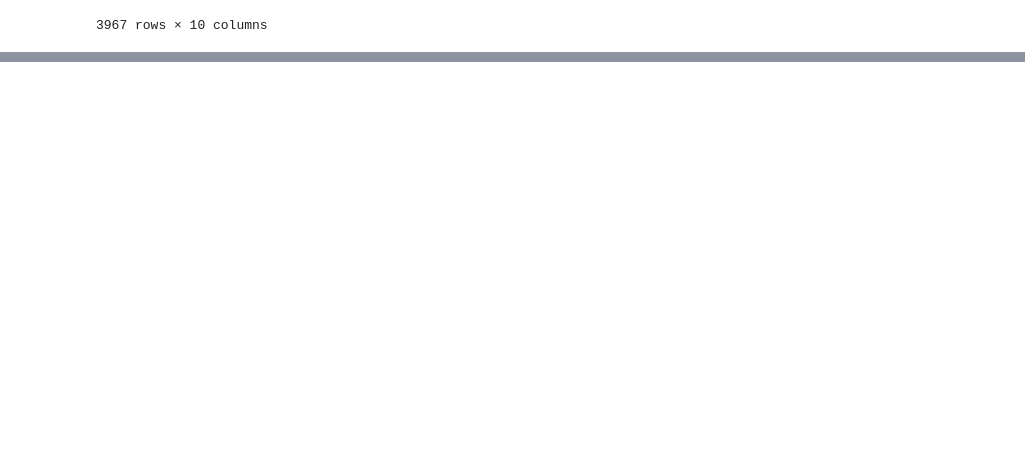
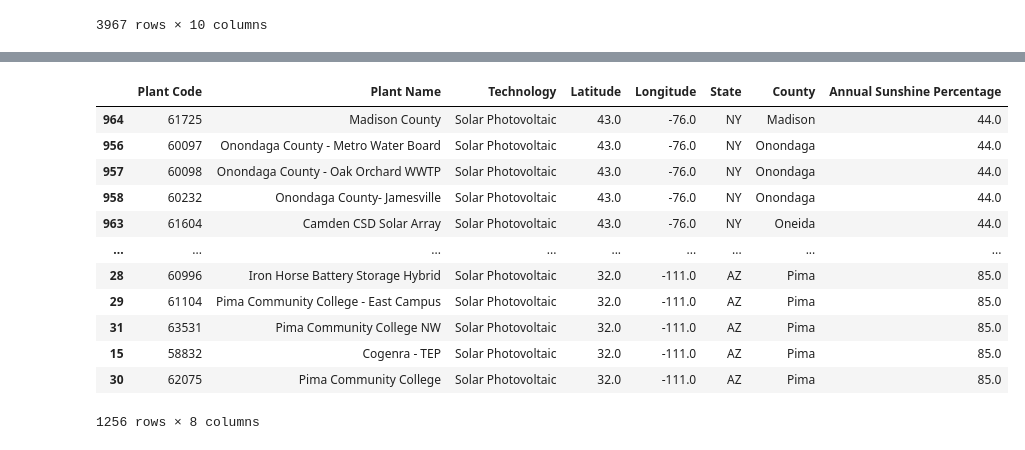
Before and after one commit to AustinRCole/Solar_ETL, a Jupyter notebook: Solar_1.ipynb, the cells around one changed output, grey strips where cells are left out. Cells and saved outputs as stored; diff of their text form; code cells hidden in the pictures; blank space fills up the shorter version.

```diff
--- a/Solar_1.ipynb
+++ b/Solar_1.ipynb
@@ -186,0 +208,17 @@ round_merge
+# %%
+sorted_coord = round_merge.sort_values('Annual Sunshine Percentage')
+sorted_coord
+# %% [output]
+|  | Plant Code | Plant Name | Technology | Latitude | Longitude | State | County | Annual Sunshine Percentage |
+| 964 | 61725 | Madison County | Solar Photovoltaic | 43.0 | -76.0 | NY | Madison | 44.0 |
+| 956 | 60097 | Onondaga County - Metro Water Board | Solar Photovoltaic | 43.0 | -76.0 | NY | Onondaga | 44.0 |
+| 957 | 60098 | Onondaga County - Oak Orchard WWTP | Solar Photovoltaic | 43.0 | -76.0 | NY | Onondaga | 44.0 |
+| 958 | 60232 | Onondaga County- Jamesville | Solar Photovoltaic | 43.0 | -76.0 | NY | Onondaga | 44.0 |
+| 963 | 61604 | Camden CSD Solar Array | Solar Photovoltaic | 43.0 | -76.0 | NY | Oneida | 44.0 |
+| ... | ... | ... | ... | ... | ... | ... | ... | ... |
+| 28 | 60996 | Iron Horse Battery Storage Hybrid | Solar Photovoltaic | 32.0 | -111.0 | AZ | Pima | 85.0 |
+| 29 | 61104 | Pima Community College - East Campus | Solar Photovoltaic | 32.0 | -111.0 | AZ | Pima | 85.0 |
+| 31 | 63531 | Pima Community College NW | Solar Photovoltaic | 32.0 | -111.0 | AZ | Pima | 85.0 |
+| 15 | 58832 | Cogenra - TEP | Solar Photovoltaic | 32.0 | -111.0 | AZ | Pima | 85.0 |
+| 30 | 62075 | Pima Community College | Solar Photovoltaic | 32.0 | -111.0 | AZ | Pima | 85.0 |
+1256 rows × 8 columns
```
Also changed, not shown: parts of 5 cells of this notebook.
